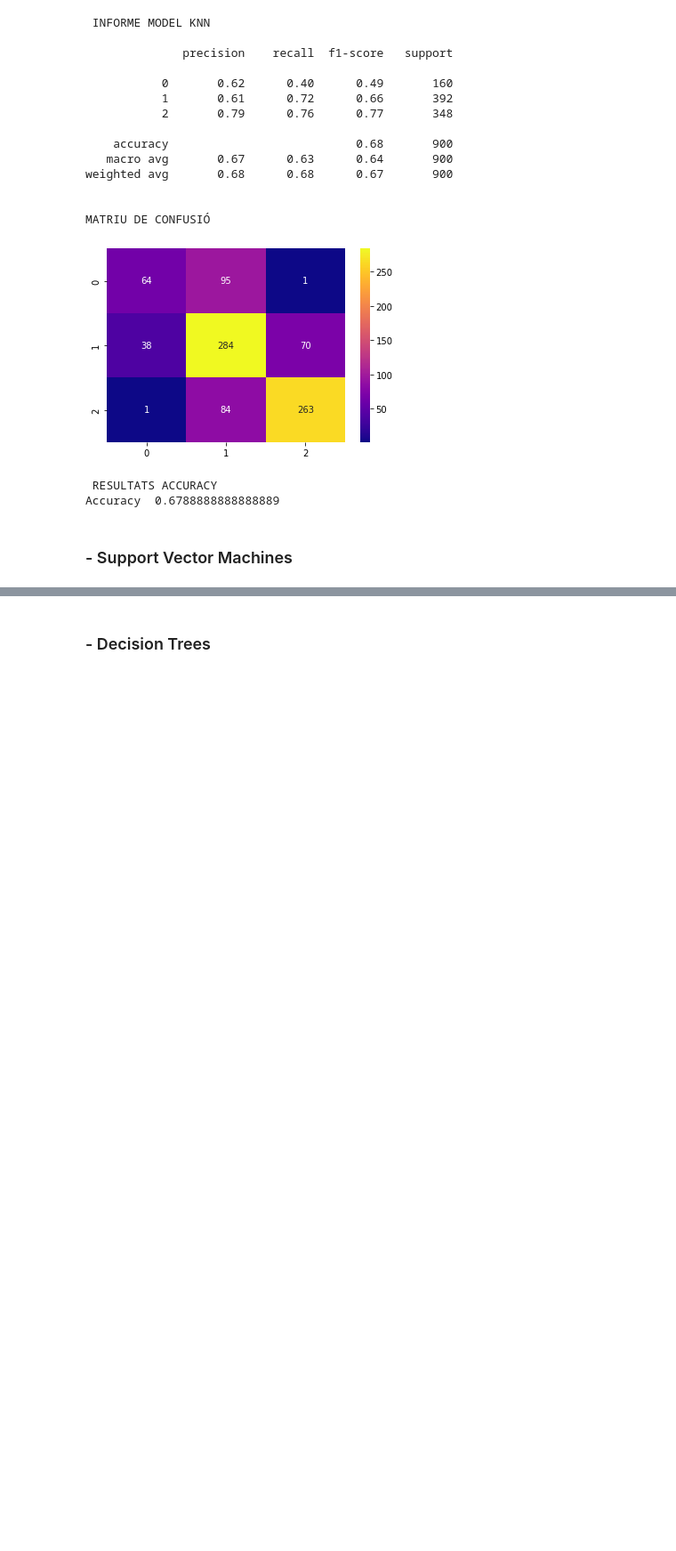
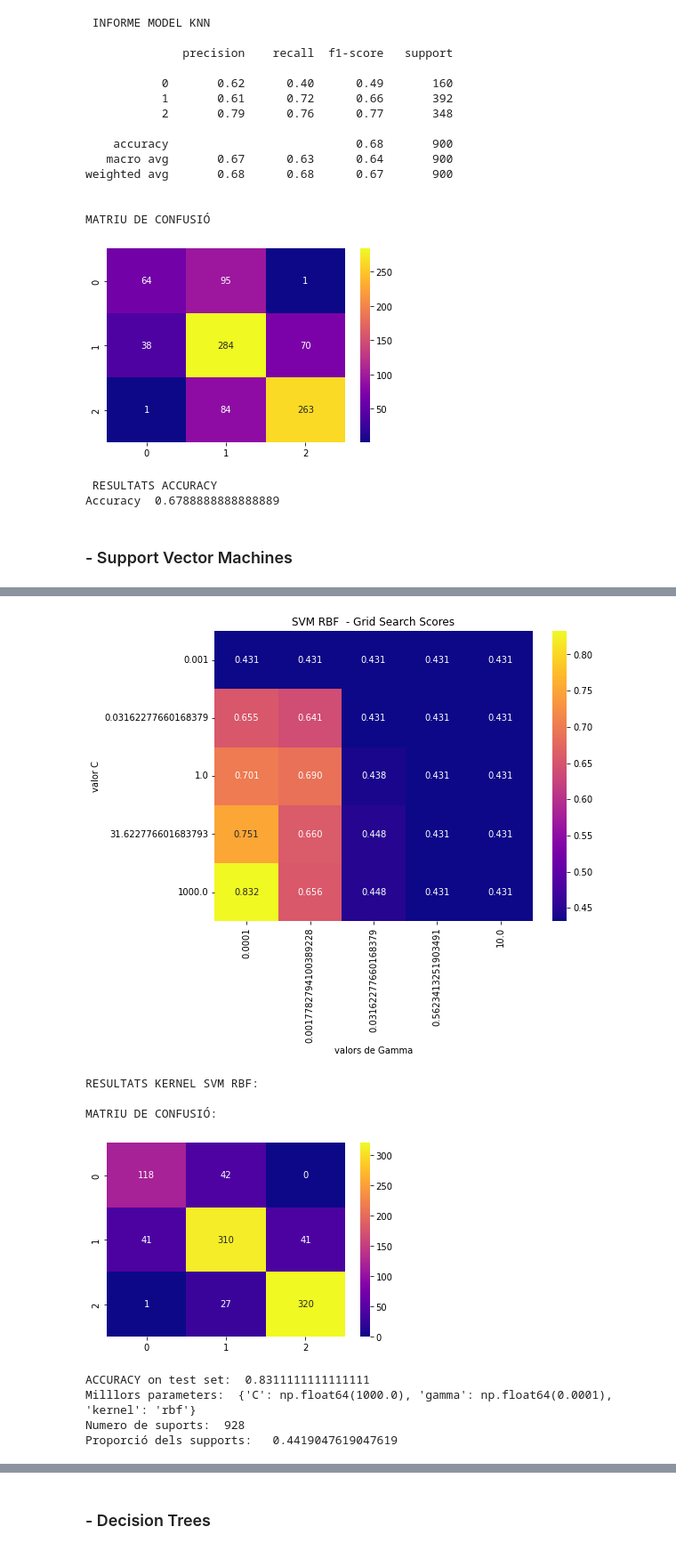
Before and after one commit to PauRF03/practica-MIDA, a Jupyter notebook: Prediccio_edats.ipynb, the cells around one changed output, grey strips where cells are left out. Shown at 89% size. Drawn from its saved outputs; the diff is of its cells as text; code cells hidden in the pictures; blank space fills up the shorter version.

```diff
--- a/Prediccio_edats.ipynb
+++ b/Prediccio_edats.ipynb
@@ -822,0 +870,50 @@ Prop. of supports:  0.30428571428571427
+# %%
+#Trobar cs + gammas amb gridsearch
+gammas = np.logspace(-4, 1, num=5, base=10.0)
+Cs = np.logspace(-3, 3, num=5, base=10.0)
+
+param_grid_rbf = {'C': Cs, 'gamma': gammas, 'kernel': ['rbf']}
+grid_search_rbf = GridSearchCV(SVC(), param_grid_rbf, cv=5)
+grid_search_rbf.fit(X_train, y_train)
+
+#Heatmap relació valors de C entre valors de gamma
+scores_rbf = grid_search_rbf.cv_results_['mean_test_score']
+scores_rbf = np.array(scores_rbf).reshape(len(Cs), len(gammas))
+
+plt.figure(figsize=(8, 6))
+sns.heatmap(scores_rbf, annot=True, fmt=".3f", xticklabels=gammas, yticklabels=Cs, cmap="plasma")
+plt.xlabel('valors de Gamma')
+plt.ylabel('valor C')
+plt.title('SVM RBF  - Grid Search Scores')
+plt.show()
+
+best_params_rbf = grid_search_rbf.best_params_
+
+#Aplicar millors parametres trobats al model
+svm_rbf = SVC(kernel='rbf', C=best_params_rbf['C'], gamma=best_params_rbf['gamma'])
+svm_rbf.fit(X_train, y_train)
+pred_rbf = svm_rbf.predict(X_test)
+
+#Resultats
+
+print("RESULTATS KERNEL SVM RBF:")
+cm_rbf = confusion_matrix(y_test, pred_rbf)
+print("\nMATRIU DE CONFUSIÓ:")
+plt.figure(figsize=(6, 4))
+sns.heatmap(cm_rbf, annot=True, fmt="d", cmap="plasma")
+plt.show()
+
+print("ACCURACY on test set: ", accuracy_score(y_test, pred_rbf))
+print("Milllors parameters: ", best_params_rbf)
+print("Numero de suports: ", np.sum(svm_rbf.n_support_))
+print("Proporció dels supports:  ", np.sum(svm_rbf.n_support_)/X_train.shape[0])
+# %% [output]
+[figure, added]
+RESULTATS KERNEL SVM RBF:
+
+MATRIU DE CONFUSIÓ:
+[figure, added]
+ACCURACY on test set:  0.8311111111111111
+Milllors parameters:  {'C': np.float64(1000.0), 'gamma': np.float64(0.0001), 'kernel': 'rbf'}
+Numero de suports:  928
+Proporció dels supports:   0.4419047619047619
```
Also changed, not shown: parts of 27 cells of this notebook, 3 other files.
